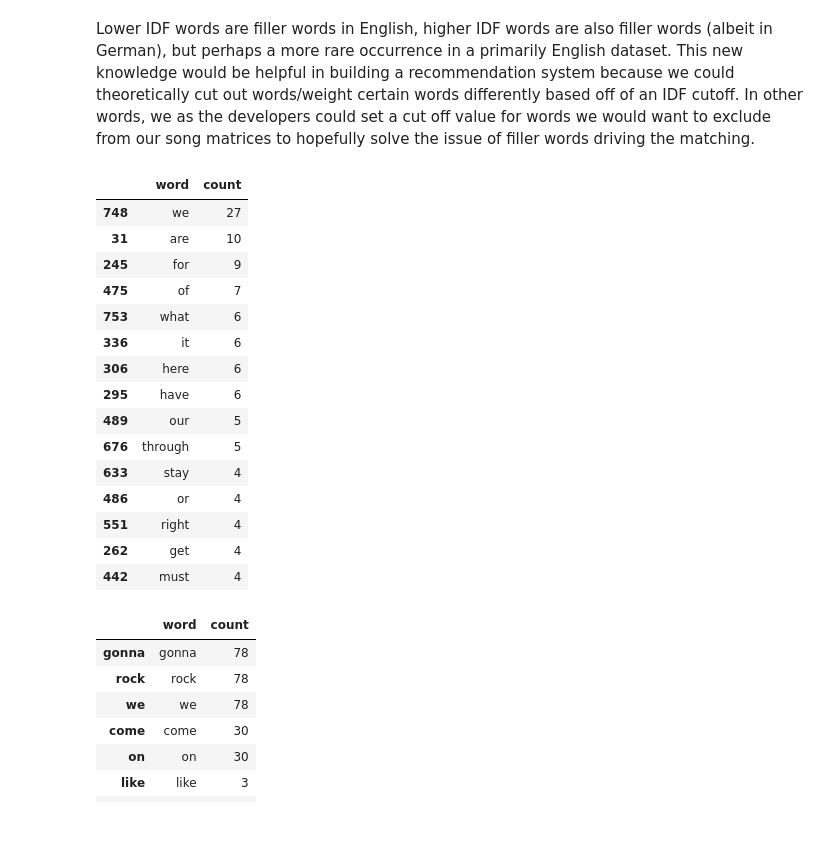
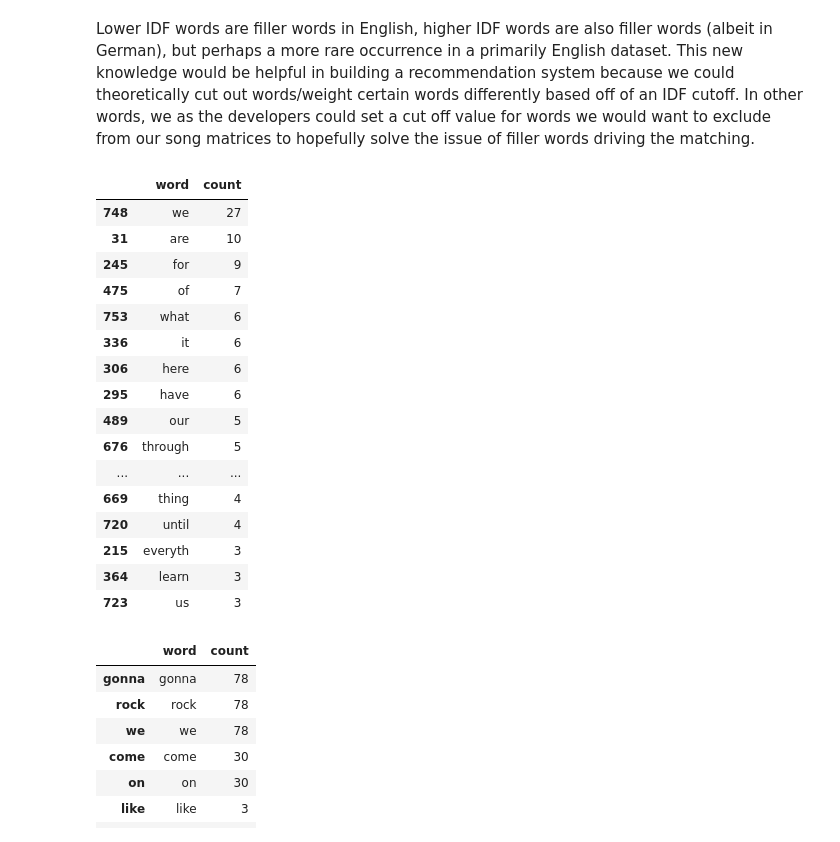
Before and after one commit to hdykens/UU_Lab_Repo, a Jupyter notebook: lab_02_in_class.ipynb, the cells around one changed output. Drawn from its saved outputs; the diff is of its cells as text; code cells hidden in the pictures.

```diff
--- a/lab_02_in_class.ipynb
+++ b/lab_02_in_class.ipynb
@@ -502,28 +502,29 @@ Lower IDF words are filler words in English, higher IDF words are also filler wo
 # %%
 # What Are We Here For OG SONG
 word_counts = pd.DataFrame({
     "word": word_cols,
     "count": query.astype(int),
 })
 
-word_counts.query("count > 0").sort_values("count", ascending=False).head(15)
+word_counts.query("count > 0").sort_values("count", ascending=False).head(20)
 # %% [output]
 |  | word | count |
 | 748 | we | 27 |
 | 31 | are | 10 |
 | 245 | for | 9 |
 | 475 | of | 7 |
 | 753 | what | 6 |
 | 336 | it | 6 |
 | 306 | here | 6 |
 | 295 | have | 6 |
 | 489 | our | 5 |
 | 676 | through | 5 |
-| 633 | stay | 4 |
-| 486 | or | 4 |
-| 551 | right | 4 |
-| 262 | get | 4 |
-| 442 | must | 4 |
+| ... | ... | ... |
+| 669 | thing | 4 |
+| 720 | until | 4 |
+| 215 | everyth | 3 |
+| 364 | learn | 3 |
+| 723 | us | 3 |
 # %%
 # The Prodigy -- Dot Product Rank 1
 test = songs[songs['song_id']=="SOENGNL12AB018E1BD"]
```
Also changed, not shown: parts of 4 cells of this notebook.
